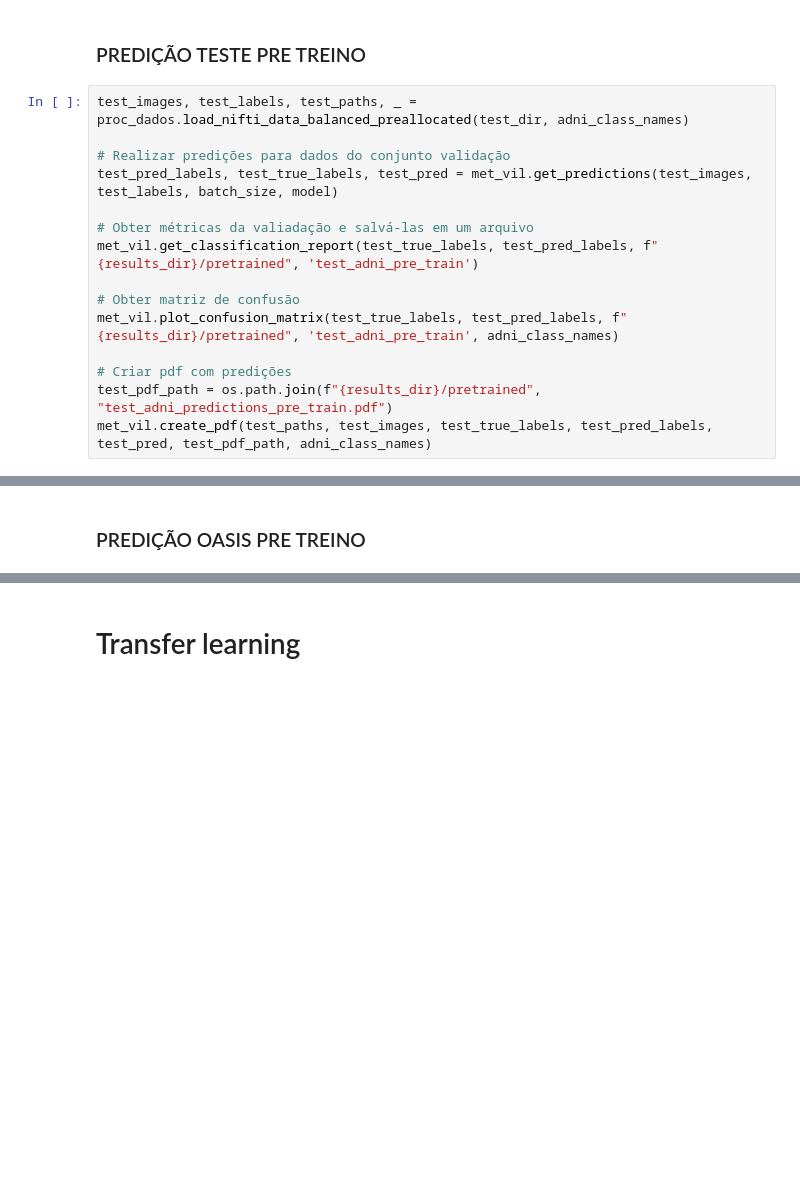
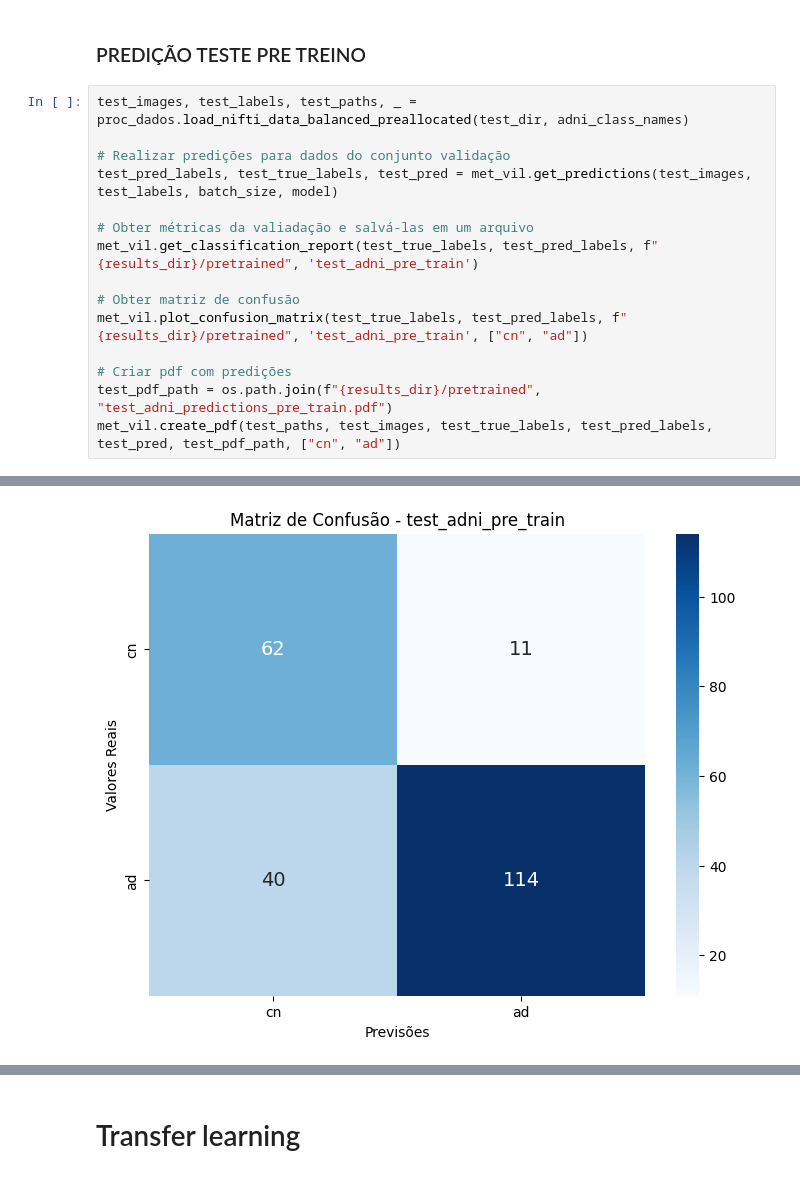
Before and after one commit to brunopmont/Alzheimer-CNN-Detection, a Jupyter notebook: cnn/transfer_learning.ipynb, the cells around one changed output, grey strips where cells are left out. Saved outputs shown, nothing was run; the diff lists cells and outputs as text; blank space fills up the shorter version.

```diff
--- a/cnn/transfer_learning.ipynb
+++ b/cnn/transfer_learning.ipynb
@@ -257,8 +343,9 @@ test_pred_labels, test_true_labels, test_pred = met_vil.get_predictions(test_ima
 met_vil.get_classification_report(test_true_labels, test_pred_labels, f"{results_dir}/pretrained", 'test_adni_pre_train')
 
 # Obter matriz de confusão
-met_vil.plot_confusion_matrix(test_true_labels, test_pred_labels, f"{results_dir}/pretrained", 'test_adni_pre_train', adni_class_names)
+met_vil.plot_confusion_matrix(test_true_labels, test_pred_labels, f"{results_dir}/pretrained", 'test_adni_pre_train', ["cn", "ad"])
 
 # Criar pdf com predições
 test_pdf_path = os.path.join(f"{results_dir}/pretrained", "test_adni_predictions_pre_train.pdf")
-met_vil.create_pdf(test_paths, test_images, test_true_labels, test_pred_labels, test_pred, test_pdf_path, adni_class_names)
+met_vil.create_pdf(test_paths, test_images, test_true_labels, test_pred_labels, test_pred, test_pdf_path, ["cn", "ad"])
+# %% [output]
@@ -265,2 +369 @@ met_vil.create_pdf(test_paths, test_images, test_true_labels, test_pred_labels,
+[figure, added]
-# %% [markdown]
-### PREDIÇÃO OASIS PRE TREINO
```
Also changed, not shown: parts of 24 cells of this notebook, 11 other files.
